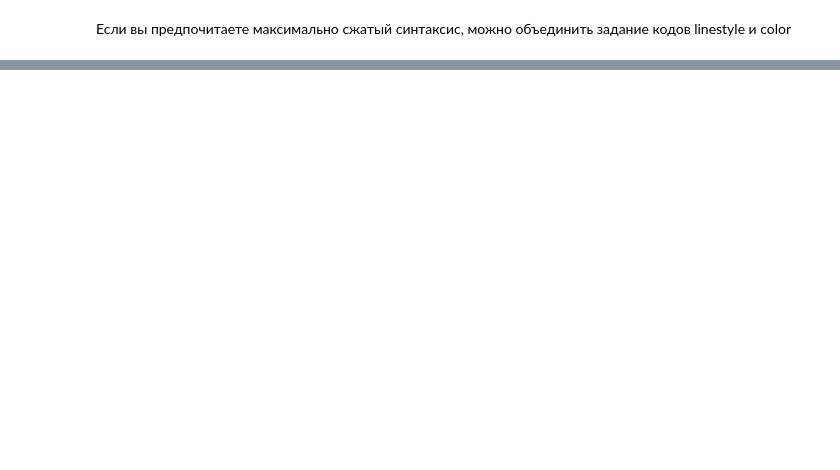
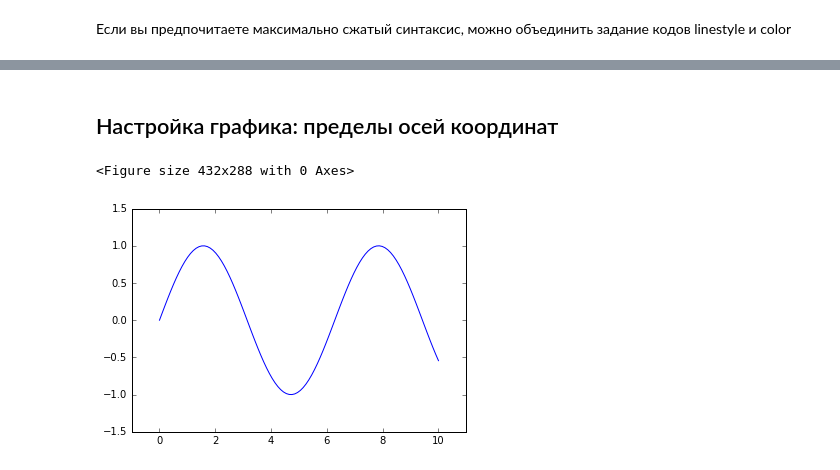
Before and after one commit to VenediktovMaxim/python_tutorial, a Jupyter notebook: WEB_3_matplotlib.ipynb, the cells around one changed output, grey strips where cells are left out. Cells and saved outputs as stored; diff of their text form; code cells hidden in the pictures; blank space fills up the shorter version.

```diff
--- a/WEB_3_matplotlib.ipynb
+++ b/WEB_3_matplotlib.ipynb
@@ -166,3 +165,5 @@ plt.plot(x, x + 0, '-g') # сплошная линия зеленого цвет
 plt.plot(x, x + 1, '--c') # штриховая линия голубого цвета
 plt.plot(x, x + 2, '-.k') # штрихпунктирная линия черного цвета
 plt.plot(x, x + 3, ':r'); # пунктирная линия красного цвета
+# %% [markdown]
+## Настройка графика: пределы осей координат
@@ -168,0 +172,11 @@ plt.plot(x, x + 3, ':r'); # пунктирная линия красного ц
+# %%
+fig = plt.figure()
+# %% [output]
+<Figure size 432x288 with 0 Axes>
+# %%
+x = np.linspace(0,10,100)
+plt.plot(x, np.sin(x))
+plt.xlim(-1, 11)
+plt.ylim(-1.5, 1.5);
+# %% [output]
+[figure, added]
```
Also changed, not shown: parts of 22 cells of this notebook, 1 other file.
